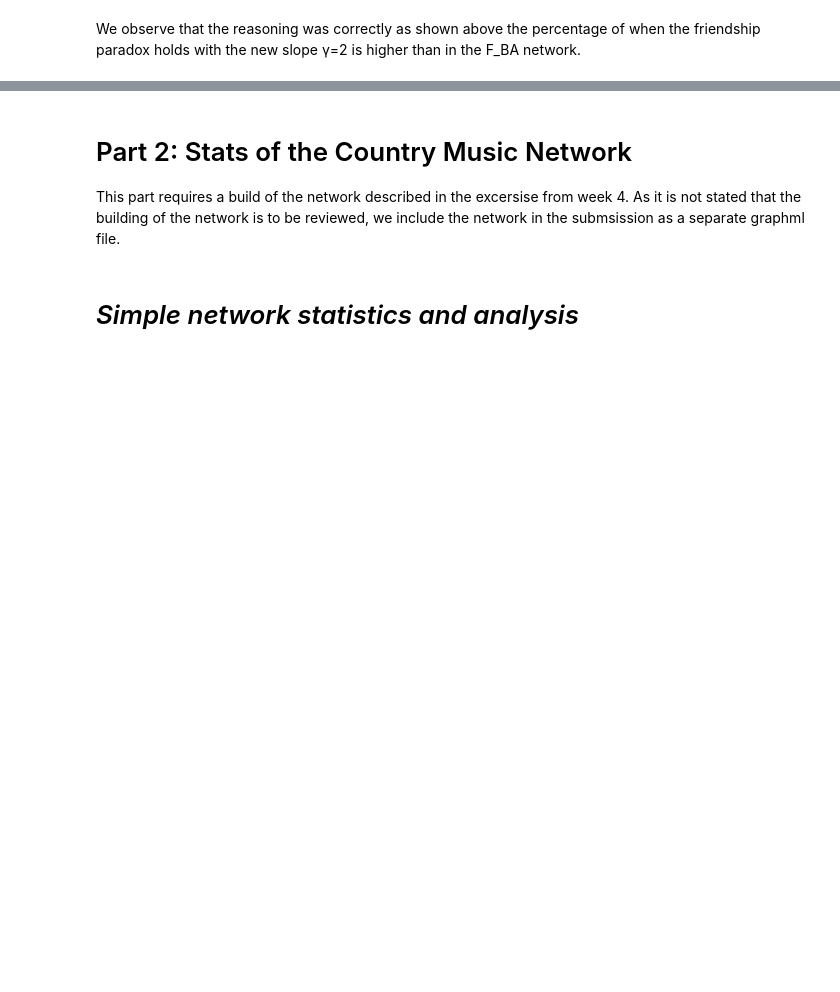
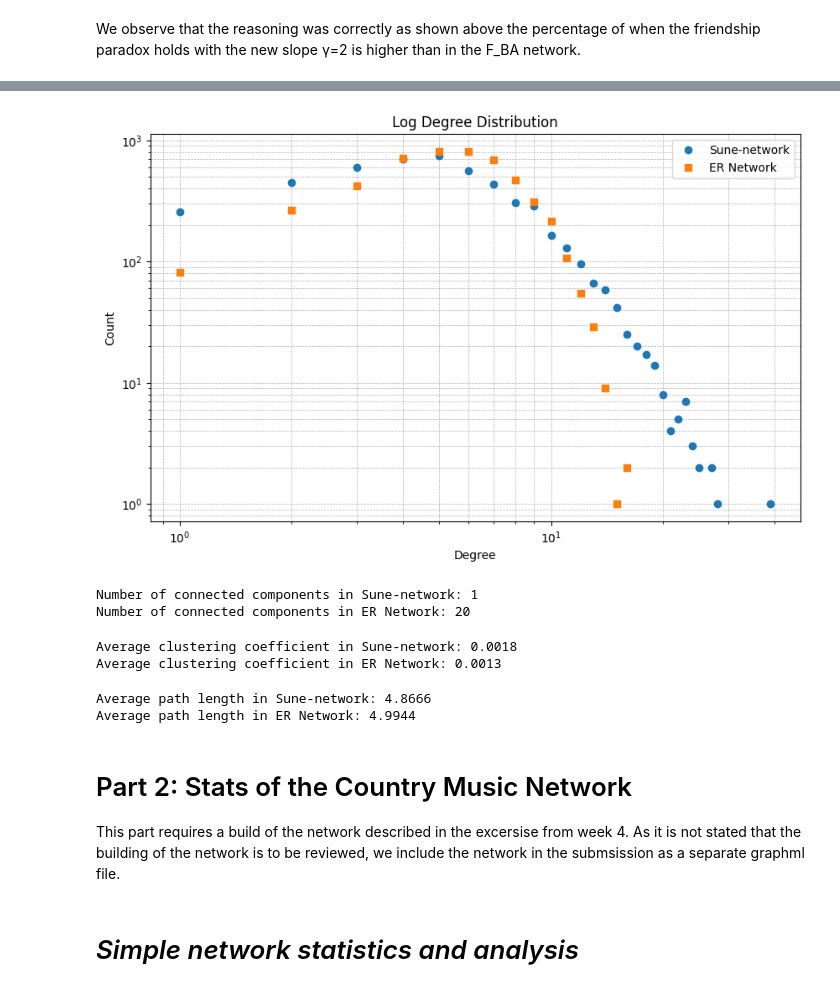
Before and after one commit to yonnaklaassen/SocialGraphs, a Jupyter notebook: assignment1/Assignment1.ipynb, the cells around one changed output, grey strips where cells are left out. Saved outputs shown, nothing was run; the diff lists cells and outputs as text; code cells hidden in the pictures; blank space fills up the shorter version.

```diff
--- a/assignment1/Assignment1.ipynb
+++ b/assignment1/Assignment1.ipynb
@@ -124,0 +184,18 @@ We observe that the reasoning was correctly as shown above the percentage of whe
+# %%
+N = 5000
+m0 = 5
+m = 5
+
+Sune = nx.complete_graph(m0)
+
+for new_node in range(m0, N):
+    existing_nodes = list(Sune.nodes())
+    targets = set()
+    num_neighbours = random.randint(1, m)
+    while len(targets) < num_neighbours:
+        target = random.choice(existing_nodes)
+        targets.add(target)
+
+    Sune.add_node(new_node)
+    edges = [(new_node, target) for target in targets]
+    Sune.add_edges_from(edges)
@@ -125,3 +210,65 @@ We observe that the reasoning was correctly as shown above the percentage of whe
+# %%
+ER = nx.gnm_random_graph(N, Sune.number_of_edges())
+# %%
+import collections
+def plot_degree_distribution_two_networks(G1, G2, label1, label2):
+    degrees_G1 = [d for n, d in G1.degree()]
+    degrees_G2 = [d for n, d in G2.degree()]
+
+    degree_counts_G1 = collections.Counter(degrees_G1)
+    degree_counts_G2 = collections.Counter(degrees_G2)
+
+    deg_G1, cnt_G1 = zip(*sorted(degree_counts_G1.items()))
+    deg_G2, cnt_G2 = zip(*sorted(degree_counts_G2.items()))
+
+    plt.figure(figsize=(10,6))
+    plt.loglog(deg_G1, cnt_G1, marker='o', linestyle='None', label=label1)
+    plt.loglog(deg_G2, cnt_G2, marker='s', linestyle='None', label=label2)
+
+    plt.title('Log Degree Distribution')
+    plt.xlabel('Degree')
+    plt.ylabel('Count')
+    plt.legend()
+    plt.grid(True, which="both", ls="--", linewidth=0.5)
+    plt.show()
+
+# Plot the degree distributions
+plot_degree_distribution_two_networks(Sune, ER, 'Sune-network', 'ER Network')
+# %% [output]
+[figure, added]
+# %%
+# Number of connected components in each network
+num_components_Sune = nx.number_connected_components(Sune)
+num_components_ER = nx.number_connected_components(ER)
+
+print(f"Number of connected components in Sune-network: {num_components_Sune}")
+print(f"Number of connected components in ER Network: {num_components_ER}")
+# %% [output]
+Number of connected components in Sune-network: 1
+Number of connected components in ER Network: 20
+# %%
+# Average clustering coefficient
+clustering_Sune = nx.average_clustering(Sune)
+clustering_ER = nx.average_clustering(ER)
+
+print(f"Average clustering coefficient in Sune-network: {clustering_Sune:.4f}")
+print(f"Average clustering coefficient in ER Network: {clustering_ER:.4f}")
+# %% [output]
+Average clustering coefficient in Sune-network: 0.0018
+Average clustering coefficient in ER Network: 0.0013
+# %%
+average_path_length_Sune = nx.average_shortest_path_length(Sune)
+
+# ER is disconnected
+largest_cc_ER = max(nx.connected_components(ER), key=len)
+ER_subgraph = ER.subgraph(largest_cc_ER).copy()
+average_path_length_ER = nx.average_shortest_path_length(ER_subgraph)
+
+print(f"Average path length in Sune-network: {average_path_length_Sune:.4f}")
+print(f"Average path length in ER Network: {average_path_length_ER:.4f}")
+# %% [output]
+Average path length in Sune-network: 4.8666
+Average path length in ER Network: 4.9944
 # %% [markdown]
 # Part 2: Stats of the Country Music Network
 
```
Also changed, not shown: parts of 15 cells of this notebook, 1 other file.
